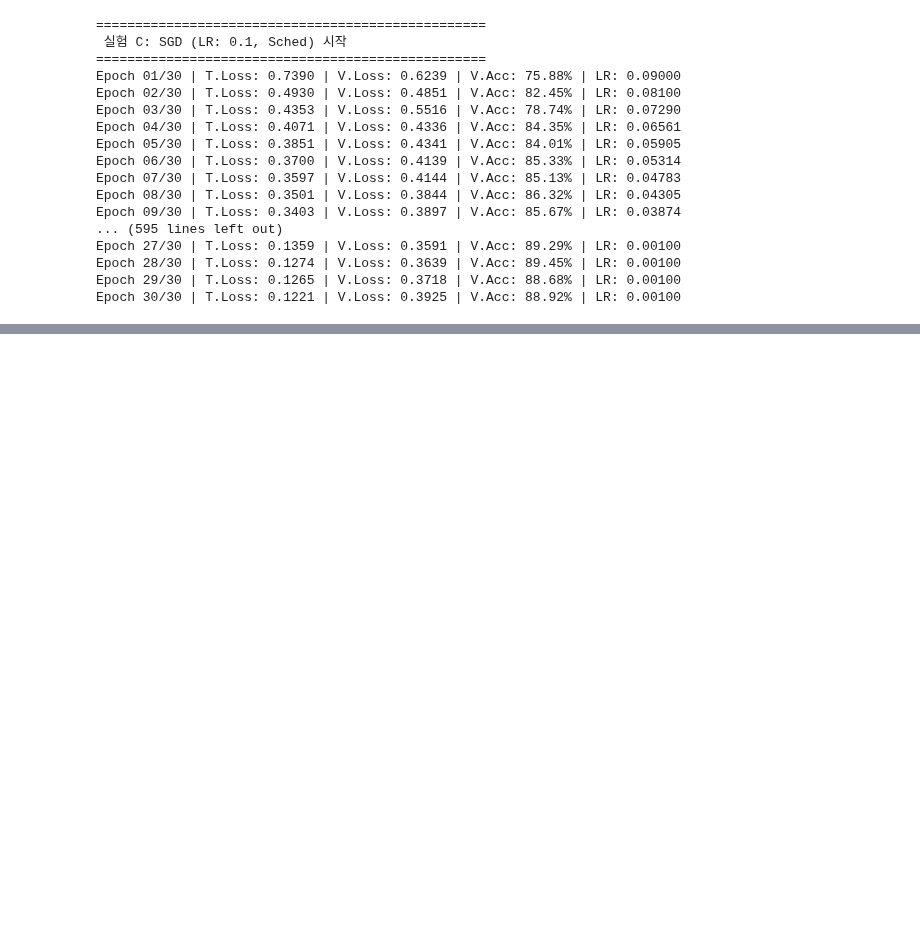
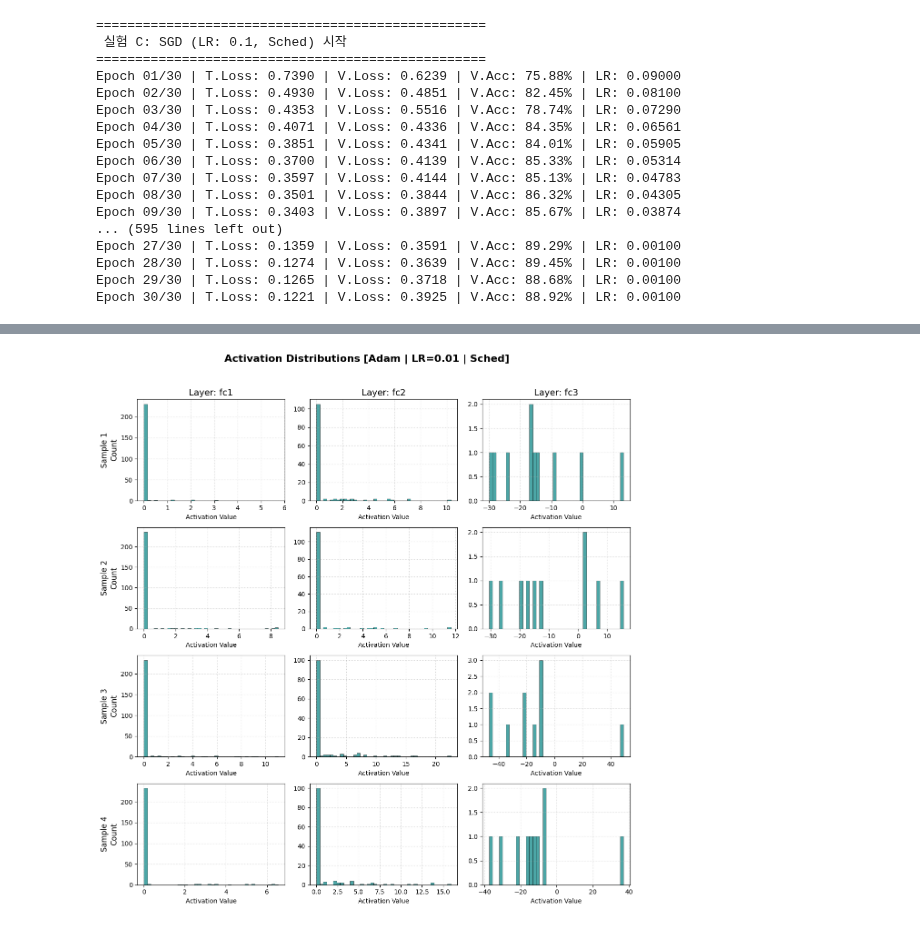
Before and after one commit to mountaindew93/2026-1_CV, a Jupyter notebook: HW3.ipynb, the cells around one changed output, grey strips where cells are left out. Saved outputs shown, nothing was run; the diff lists cells and outputs as text; code cells hidden in the pictures; blank space fills up the shorter version.

```diff
--- a/HW3.ipynb
+++ b/HW3.ipynb
@@ -742,0 +844,64 @@ plot_report_analysis(res_opt, EPOCHS_C)
+# %%
+import matplotlib.pyplot as plt
+import numpy as np
+import tensorflow as tf
+
+def plot_activation_histograms(opt_name, lr_init, use_sched, X_samples):
+    # 1. 모델 재생성 및 가중치 로드
+    model = get_mnist_model()
+    sched_str = "Sched" if use_sched else "NoSched"
+    ckpt_path = f"./weights_backup/final_{opt_name}_lr{lr_init}_{sched_str}.weights.h5"
+
+    try:
+        model.load_weights(ckpt_path)
+    except Exception as e:
+        print(f"가중치 파일을 찾을 수 없습니다: {ckpt_path}")
+        return
+
+    # 2. 레이어 이름과 출력 추출 (fc1, fc2, fc3)
+    layer_outputs = [
+        model.get_layer('fc1').output,
+        model.get_layer('fc2').output,
+        model.get_layer('fc3').output
+    ]
+    layer_names = ['fc1', 'fc2', 'fc3']
+
+    # 활성화 값을 추출할 관찰용 서브 모델
+    activation_model = tf.keras.Model(inputs=model.input, outputs=layer_outputs)
+
+    # 3. 지정한 샘플들에 대해 활성화 값 계산
+    num_samples = len(X_samples)
+    activations = activation_model.predict(X_samples, verbose=0)
+
+    # 4. 사진과 동일한 4x3 (샘플 수 x 레이어 수) 격자 그리기
+    fig, axes = plt.subplots(num_samples, len(layer_names), figsize=(12, 3 * num_samples))
+    fig.suptitle(f'Activation Distributions [{opt_name} | LR={lr_init} | {sched_str}]',
+                 fontsize=16, fontweight='bold', y=1.02)
+
+    for row in range(num_samples):
+        for col in range(len(layer_names)):
+            # 축(axis) 지정
+            ax = axes[row, col] if num_samples > 1 else axes[col]
+
+            # 특정 샘플(row)이 특정 레이어(col)를 통과할 때의 뉴런 값들
+            act_values = activations[col][row].flatten()
+
+            # 히스토그램 그리기 (보내주신 사진 스타일과 동일하게 설정)
+            ax.hist(act_values, bins=40, color='teal', alpha=0.7, edgecolor='black', linewidth=0.5)
+
+            # 레이아웃 정리 (타이틀, 라벨)
+            if row == 0:
+                ax.set_title(f'Layer: {layer_names[col]}', fontsize=14)
+            if col == 0:
+                ax.set_ylabel(f'Sample {row+1}\nCount', fontsize=12)
+
+            ax.set_xlabel('Activation Value')
+            ax.grid(True, linestyle=':', alpha=0.6)
+
+    plt.tight_layout()
+    plt.show()
+
+sample_data = X_val_f[:4]  # 검증 데이터 4개 추출
+plot_activation_histograms('Adam', 0.01, True, sample_data)
+# %% [output]
+[figure, added]
```
Also changed, not shown: parts of 3 cells of this notebook.
